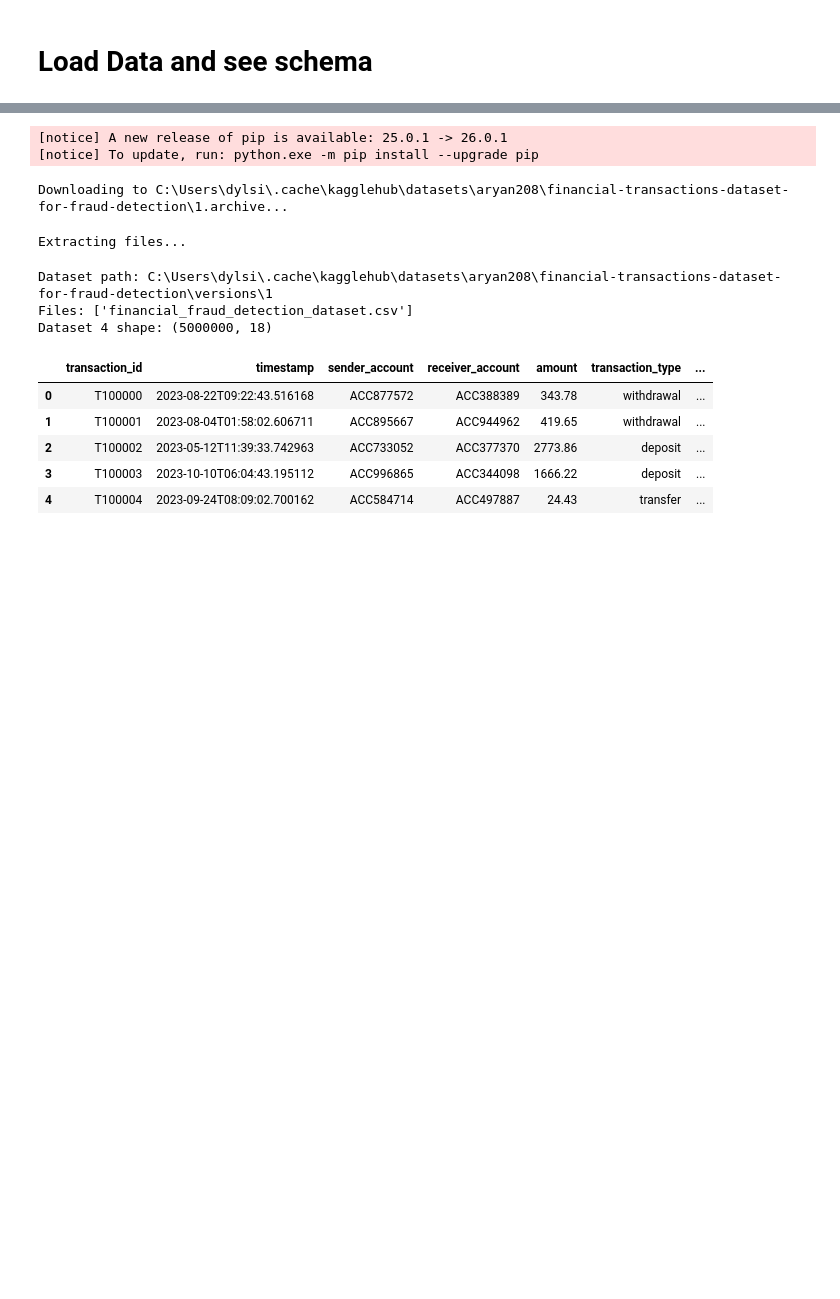
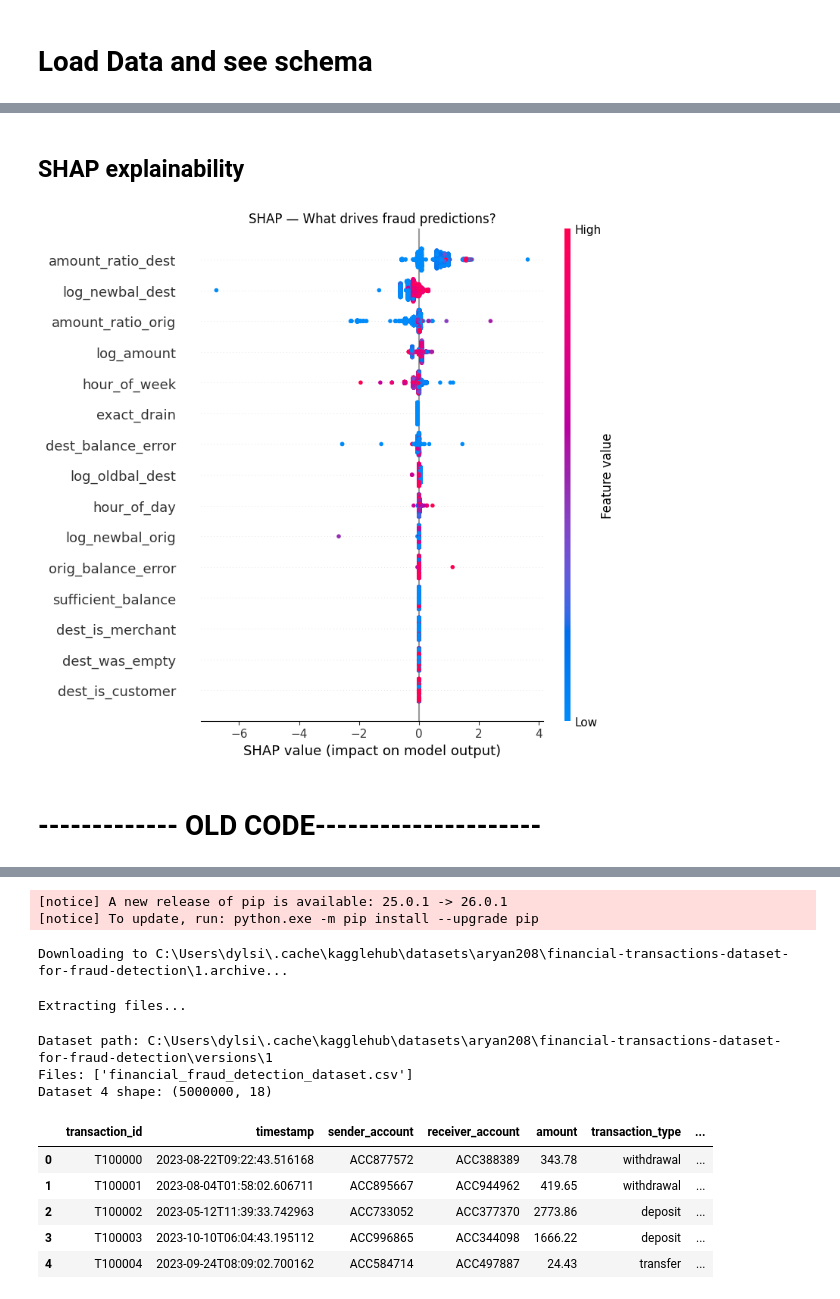
Before and after one commit to Big-Data-Fraud-Detection/Fraud-Detection, a Jupyter notebook: Project_4_Enterprise_Fraud_Detection_Platform.ipynb, the cells around one changed output, grey strips where cells are left out. Cells and saved outputs as stored; diff of their text form; code cells hidden in the pictures; blank space fills up the shorter version.

```diff
--- a/Project_4_Enterprise_Fraud_Detection_Platform.ipynb
+++ b/Project_4_Enterprise_Fraud_Detection_Platform.ipynb
@@ -2,0 +229,31 @@
+# %%
+train_data = lgb.Dataset(X_train, label=y_train, feature_name=feature_cols)
+val_data   = lgb.Dataset(X_val,   label=y_val,   reference=train_data)
+
+params = {
+    "objective":         "binary",
+    "metric":            "average_precision",   # PR-AUC
+    "scale_pos_weight":  scale_pos_wt,
+    "learning_rate":     0.05,
+    "num_leaves":        127,
+    "min_child_samples": 50,
+    "feature_fraction":  0.8,
+    "bagging_fraction":  0.8,
+    "bagging_freq":      5,
+    "lambda_l1":         0.1,
+    "lambda_l2":         0.1,
+    "verbose":           -1,
+    "seed":              42,
+}
+
+model = lgb.train(
+    params,
+    train_data,
+    num_boost_round=1000,
+    valid_sets=[val_data],
+    callbacks=[
+        lgb.early_stopping(50, verbose=False),
+        lgb.log_evaluation(100),
+    ],
+)
+print(f"\nBest iteration: {model.best_iteration}")
@@ -2,0 +360,18 @@
+# %% [markdown]
+## SHAP explainability
+# %%
+sample_idx = np.random.choice(len(X_test), min(2000, len(X_test)), replace=False)
+explainer  = shap.TreeExplainer(model)
+raw        = explainer.shap_values(X_test[sample_idx])
+shap_vals  = raw[1] if isinstance(raw, list) else raw
+
+plt.figure(figsize=(10, 7))
+shap.summary_plot(shap_vals, X_test[sample_idx], feature_names=feature_cols,
+                  show=False, max_display=15)
+plt.title("SHAP — What drives fraud predictions?")
+plt.tight_layout()
+plt.show()
+# %% [output]
+[figure, added]
+# %% [markdown]
+# ------------- OLD CODE---------------------
```
Also changed, not shown: parts of 20 cells of this notebook.
